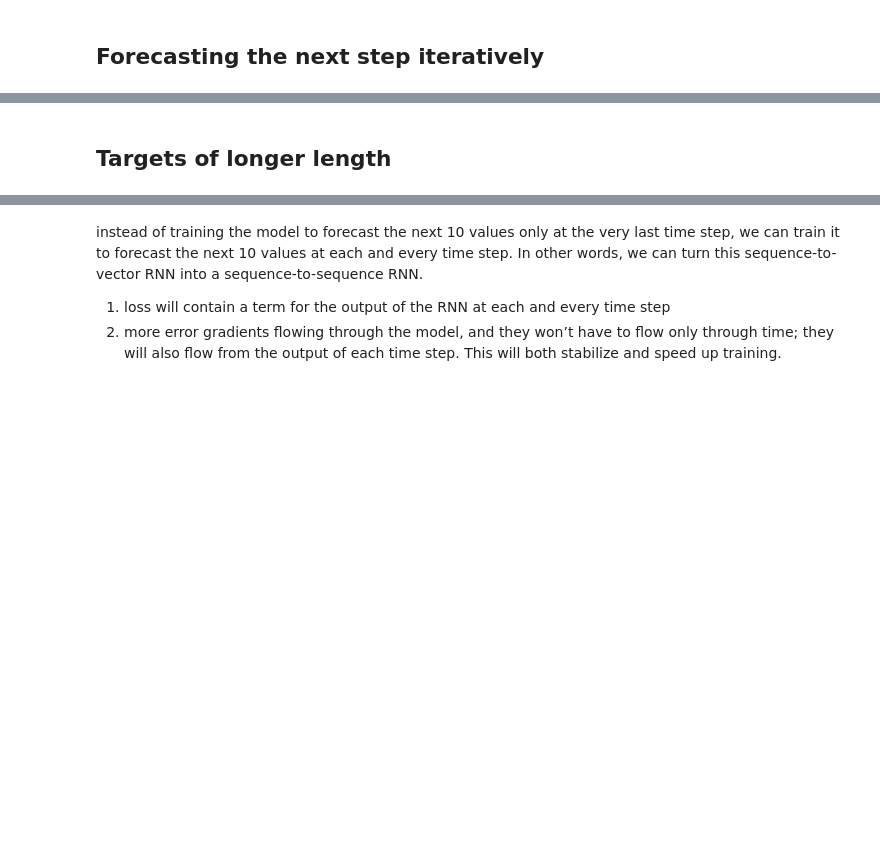
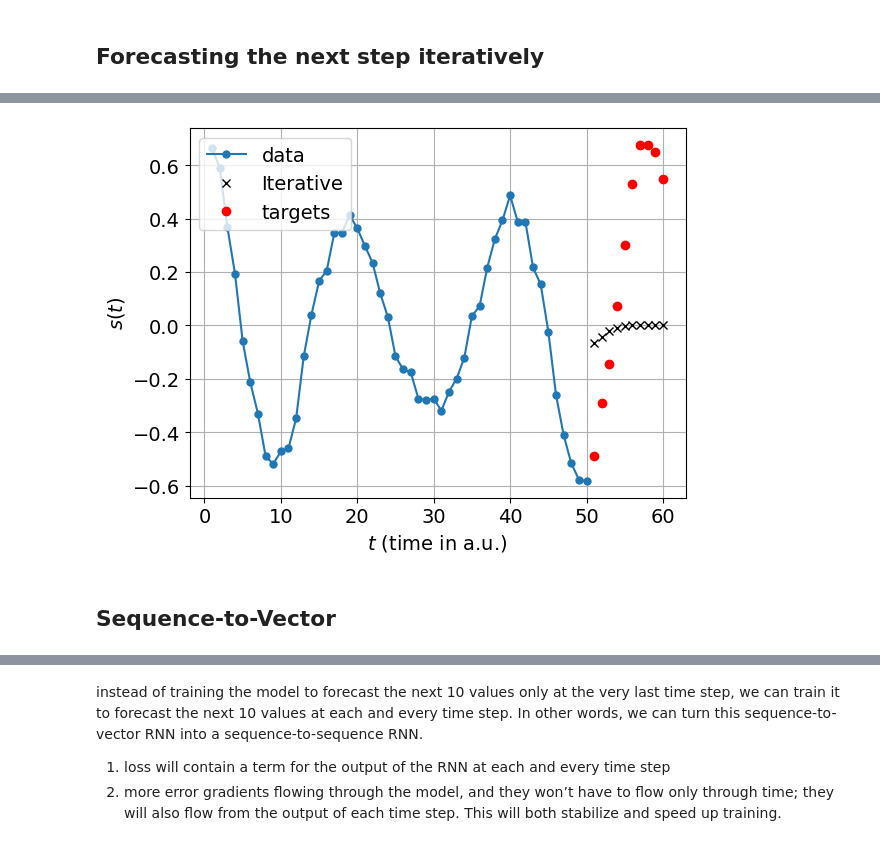
Before and after one commit to IrisFDTD/AI-UNIZAR-course, a Jupyter notebook: recurrent_networks/ai_unizar_course_recurrent_neural_networks.ipynb, the cells around one changed output, grey strips where cells are left out. Saved outputs shown, nothing was run; the diff lists cells and outputs as text; code cells hidden in the pictures; blank space fills up the shorter version.

```diff
--- a/recurrent_networks/ai_unizar_course_recurrent_neural_networks.ipynb
+++ b/recurrent_networks/ai_unizar_course_recurrent_neural_networks.ipynb
@@ -376,18 +424,20 @@ Y_test[j]
 # %%
 # Create the plot
 j=np.random.randint(X_test.shape[0])
-plt.rcParams.update({'font.size': 22})
-plt.plot(list(range(1, n_steps + 1)),X_test[j],label='data')
+plt.rcParams.update({'font.size': 14})
+plt.plot(list(range(1, n_steps + 1)),X_test[j],label='data',marker='o',markersize=5)
 plt.plot(list(range(n_steps + 1,n_steps + 11)),prediction,'x',color='black',label='Iterative')
 plt.plot(list(range(n_steps + 1,n_steps + 11)),Y_test[j],'ro',label='targets')
-plt.xlabel('Time')
-plt.ylabel('y')
+plt.xlabel(r'$t$ (time in a.u.)')
+plt.ylabel(r'$s(t)$')
 plt.grid(True)
 plt.legend(loc='upper left')
 # Show the plot
 plt.show()
+# %% [output]
+[figure, added]
-# %% [markdown]
-## Targets of longer length
+# %% [markdown]
+## Sequence-to-Vector
 # %%
 model10 = tf.keras.models.Sequential([
 tf.keras.layers.LSTM(20, return_sequences=True, input_shape=[None, 1]),
```
Also changed, not shown: parts of 34 cells of this notebook.
